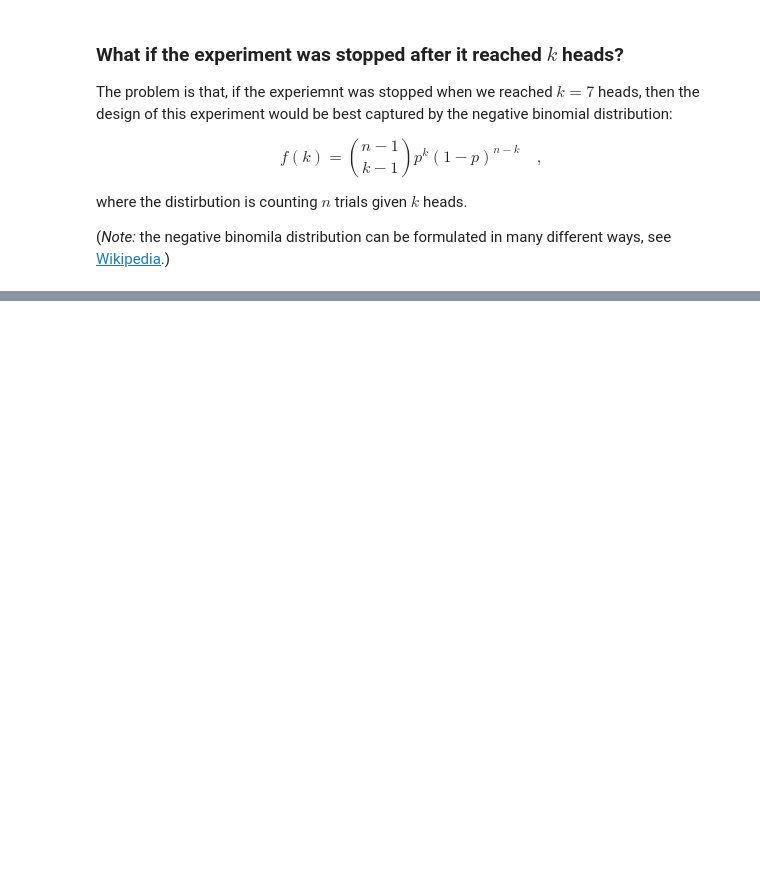
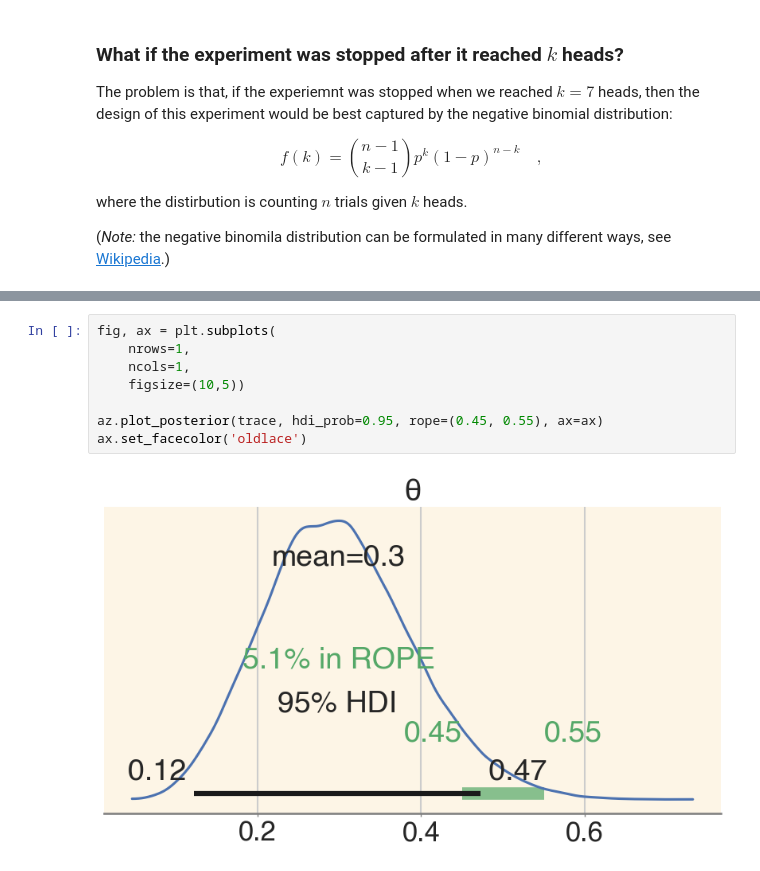
Before and after one commit to Kalirad/BayesianReveries, a Jupyter notebook: _build/jupyter_execute/ch01.ipynb, the cells around one changed output, grey strips where cells are left out. Saved outputs shown, nothing was run; the diff lists cells and outputs as text; blank space fills up the shorter version.

```diff
--- a/_build/jupyter_execute/ch01.ipynb
+++ b/_build/jupyter_execute/ch01.ipynb
@@ -121,0 +210,10 @@ Strangely, with the negative binomial distribution, we can know reject the null
+# %%
+fig, ax = plt.subplots(
+    nrows=1,
+    ncols=1,
+    figsize=(10,5))
+
+az.plot_posterior(trace, hdi_prob=0.95, rope=(0.45, 0.55), ax=ax)
+ax.set_facecolor('oldlace')
+# %% [output]
+[figure, added]
```
Also changed, not shown: parts of 10 cells of this notebook, 14 other files.
